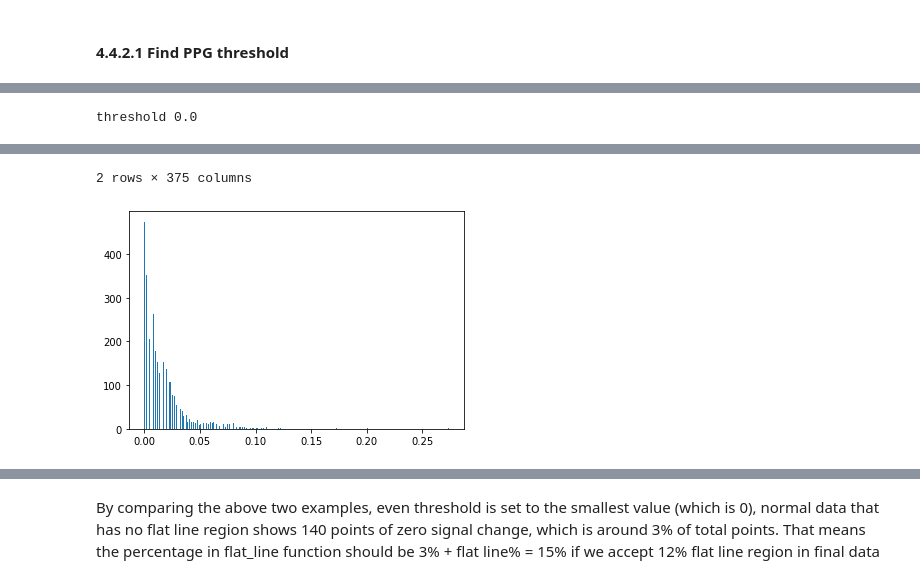
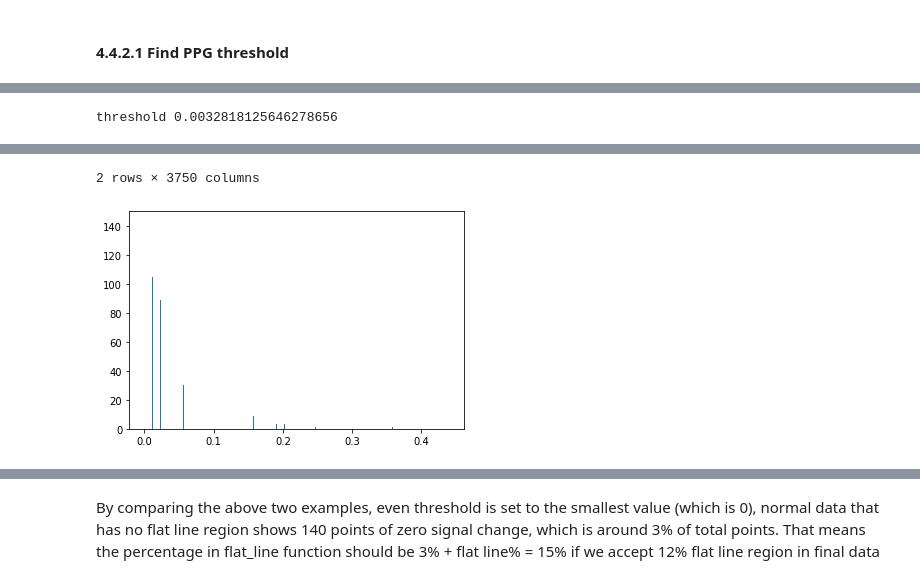
Before and after one commit to supertime1/Afib_PPG, a Jupyter notebook: Afib_Data_Clean.ipynb, the cells around one changed output, grey strips where cells are left out. Cells and saved outputs as stored; diff of their text form; code cells hidden in the pictures.

```diff
--- a/Afib_Data_Clean.ipynb
+++ b/Afib_Data_Clean.ipynb
@@ -326,11 +305,11 @@ array([0.00849646, 0.00679717, 0.00849646, ..., 0.02209079, 0.0186922 ,
 # %%
 #plot the histogram and find the threshold
-histogram = plt.hist(PPG_signal_diff1,bins=int(len(PPG_signal_diff1)/10))
+histogram = plt.hist(PPG_signal_diff1,bins=int(len(PPG_signal_diff1)/1))
 histogram
 max_index = np.argmax(histogram[0])
 threshold = histogram[1][max_index]
 print("threshold", threshold)
 pd.DataFrame(histogram)[0:2]
 # %% [output]
-threshold 0.0
+threshold 0.0032818125646278656
 |  | 0 | 1 | 2 | 3 | 4 | 5 | 6 | 7 | 8 | 9 | ... | ... |
@@ -339,5 +318,5 @@ threshold 0.0
-2 rows × 375 columns
+2 rows × 3750 columns
-[figure, old version]
+[figure, new version]
 # %%
 #take a look at another normalized example that has flat line regions
 PPG_fl_sample2 = sklearn.preprocessing.scale(PPG_raw_signals[0])
```
Also changed, not shown: parts of 42 cells of this notebook.
